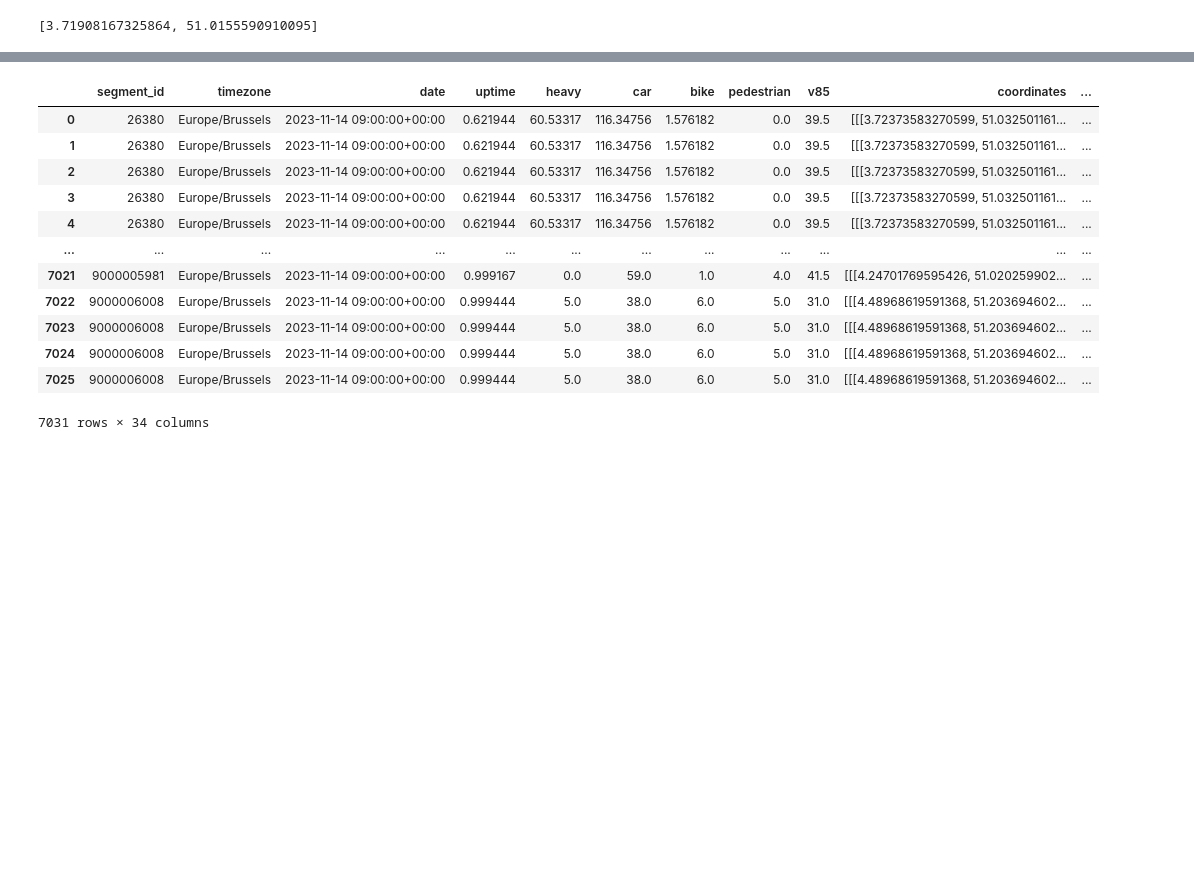
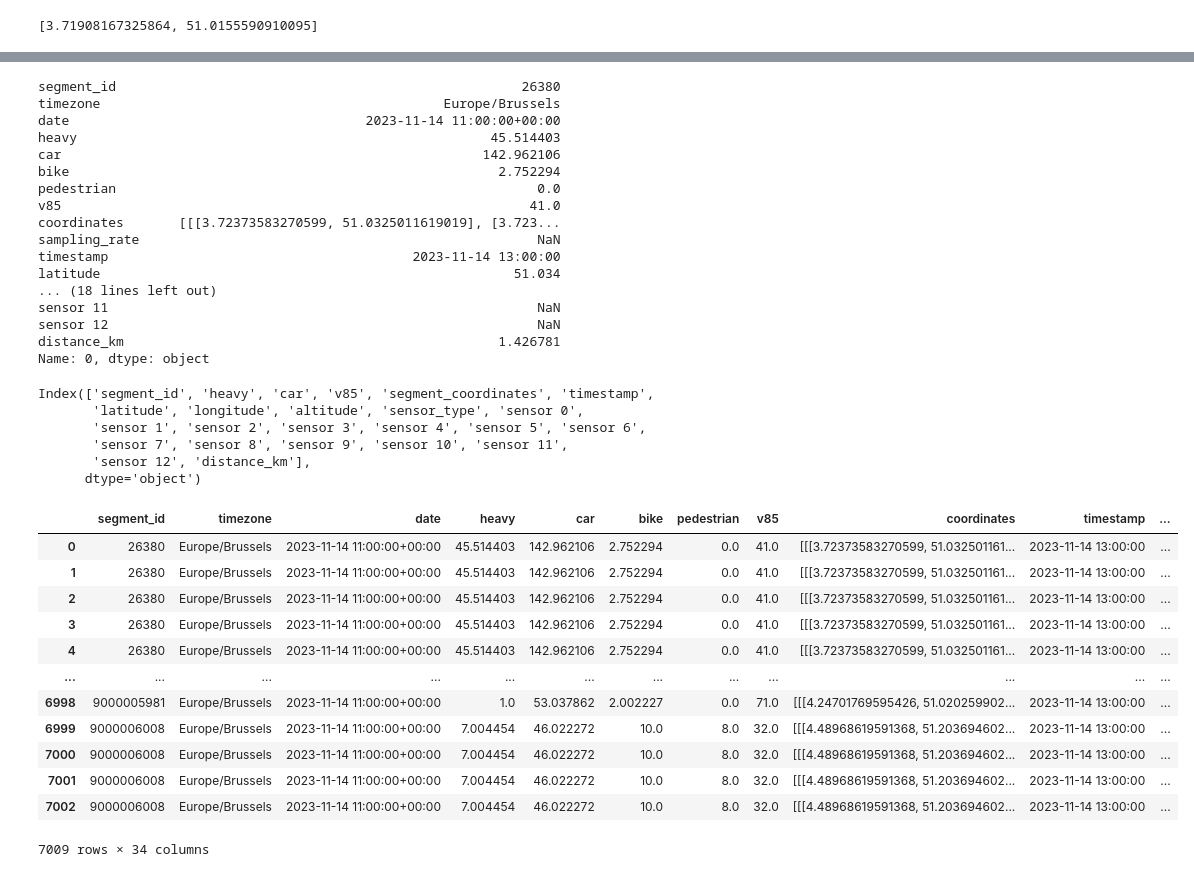
Before and after one commit to Seifeldin-Sabry/airene-etl, a Jupyter notebook: testing.ipynb, the cells around one changed output, grey strips where cells are left out. Cells and saved outputs as stored; diff of their text form; code cells hidden in the pictures; blank space fills up the shorter version.

Commit message:
added the transformer

```diff
--- a/testing.ipynb
+++ b/testing.ipynb
@@ -298,16 +298,39 @@ result["distance_km"].mean()
 # %%
-result
+result.iloc[0]
 # %% [output]
-|  | segment_id | timezone | date | uptime | heavy | car | bike | pedestrian | v85 | coordinates | ... |
-| 0 | 26380 | Europe/Brussels | 2023-11-14 09:00:00+00:00 | 0.621944 | 60.53317 | 116.34756 | 1.576182 | 0.0 | 39.5 | [[[3.72373583270599, 51.032501161... | ... |
-| 1 | 26380 | Europe/Brussels | 2023-11-14 09:00:00+00:00 | 0.621944 | 60.53317 | 116.34756 | 1.576182 | 0.0 | 39.5 | [[[3.72373583270599, 51.032501161... | ... |
-| 2 | 26380 | Europe/Brussels | 2023-11-14 09:00:00+00:00 | 0.621944 | 60.53317 | 116.34756 | 1.576182 | 0.0 | 39.5 | [[[3.72373583270599, 51.032501161... | ... |
-| 3 | 26380 | Europe/Brussels | 2023-11-14 09:00:00+00:00 | 0.621944 | 60.53317 | 116.34756 | 1.576182 | 0.0 | 39.5 | [[[3.72373583270599, 51.032501161... | ... |
-| 4 | 26380 | Europe/Brussels | 2023-11-14 09:00:00+00:00 | 0.621944 | 60.53317 | 116.34756 | 1.576182 | 0.0 | 39.5 | [[[3.72373583270599, 51.032501161... | ... |
-| ... | ... | ... | ... | ... | ... | ... | ... | ... | ... | ... | ... |
-| 7021 | 9000005981 | Europe/Brussels | 2023-11-14 09:00:00+00:00 | 0.999167 | 0.0 | 59.0 | 1.0 | 4.0 | 41.5 | [[[4.24701769595426, 51.020259902... | ... |
-| 7022 | 9000006008 | Europe/Brussels | 2023-11-14 09:00:00+00:00 | 0.999444 | 5.0 | 38.0 | 6.0 | 5.0 | 31.0 | [[[4.48968619591368, 51.203694602... | ... |
-| 7023 | 9000006008 | Europe/Brussels | 2023-11-14 09:00:00+00:00 | 0.999444 | 5.0 | 38.0 | 6.0 | 5.0 | 31.0 | [[[4.48968619591368, 51.203694602... | ... |
-| 7024 | 9000006008 | Europe/Brussels | 2023-11-14 09:00:00+00:00 | 0.999444 | 5.0 | 38.0 | 6.0 | 5.0 | 31.0 | [[[4.48968619591368, 51.203694602... | ... |
-| 7025 | 9000006008 | Europe/Brussels | 2023-11-14 09:00:00+00:00 | 0.999444 | 5.0 | 38.0 | 6.0 | 5.0 | 31.0 | [[[4.48968619591368, 51.203694602... | ... |
-7031 rows × 34 columns
+segment_id                                                    26380
+timezone                                            Europe/Brussels
+date                                      2023-11-14 11:00:00+00:00
+heavy                                                     45.514403
+car                                                      142.962106
+bike                                                       2.752294
+pedestrian                                                      0.0
+v85                                                            41.0
+coordinates       [[[3.72373583270599, 51.0325011619019], [3.723...
+sampling_rate                                                   NaN
+timestamp                                       2023-11-14 13:00:00
+latitude                                                     51.034
+... (18 lines left out)
+sensor 11                                                       NaN
+sensor 12                                                       NaN
+distance_km                                                1.426781
+Name: 0, dtype: object
+# %%
+# Drop the least useful columns
+# exact_location, indoor, pin = 0-1 values, not necessary
+# country = only belgium
+# sampling_rate = whatever
+# date = already have timestamp
+results = result.drop(
+    ["exact_location","indoor","pin","country","sampling_rate","date","bike","pedestrian", "timezone"],
+    axis=1,
+)
+results = results.rename(columns={"coordinates": "segment_coordinates"})
+results.columns
+# %% [output]
+Index(['segment_id', 'heavy', 'car', 'v85', 'segment_coordinates', 'timestamp',
+       'latitude', 'longitude', 'altitude', 'sensor_type', 'sensor 0',
+       'sensor 1', 'sensor 2', 'sensor 3', 'sensor 4', 'sensor 5', 'sensor 6',
+       'sensor 7', 'sensor 8', 'sensor 9', 'sensor 10', 'sensor 11',
+       'sensor 12', 'distance_km'],
+      dtype='object')
@@ -313,0 +460,18 @@ result
+# %%
+transformer = Transformer()
+result = transformer.transform(telraam_data, community_sensor_data)
+result
+# %% [output]
+|  | segment_id | timezone | date | heavy | car | bike | pedestrian | v85 | coordinates | timestamp | ... |
+| 0 | 26380 | Europe/Brussels | 2023-11-14 11:00:00+00:00 | 45.514403 | 142.962106 | 2.752294 | 0.0 | 41.0 | [[[3.72373583270599, 51.032501161... | 2023-11-14 13:00:00 | ... |
+| 1 | 26380 | Europe/Brussels | 2023-11-14 11:00:00+00:00 | 45.514403 | 142.962106 | 2.752294 | 0.0 | 41.0 | [[[3.72373583270599, 51.032501161... | 2023-11-14 13:00:00 | ... |
+| 2 | 26380 | Europe/Brussels | 2023-11-14 11:00:00+00:00 | 45.514403 | 142.962106 | 2.752294 | 0.0 | 41.0 | [[[3.72373583270599, 51.032501161... | 2023-11-14 13:00:00 | ... |
+| 3 | 26380 | Europe/Brussels | 2023-11-14 11:00:00+00:00 | 45.514403 | 142.962106 | 2.752294 | 0.0 | 41.0 | [[[3.72373583270599, 51.032501161... | 2023-11-14 13:00:00 | ... |
+| 4 | 26380 | Europe/Brussels | 2023-11-14 11:00:00+00:00 | 45.514403 | 142.962106 | 2.752294 | 0.0 | 41.0 | [[[3.72373583270599, 51.032501161... | 2023-11-14 13:00:00 | ... |
+| ... | ... | ... | ... | ... | ... | ... | ... | ... | ... | ... | ... |
+| 6998 | 9000005981 | Europe/Brussels | 2023-11-14 11:00:00+00:00 | 1.0 | 53.037862 | 2.002227 | 0.0 | 71.0 | [[[4.24701769595426, 51.020259902... | 2023-11-14 13:00:00 | ... |
+| 6999 | 9000006008 | Europe/Brussels | 2023-11-14 11:00:00+00:00 | 7.004454 | 46.022272 | 10.0 | 8.0 | 32.0 | [[[4.48968619591368, 51.203694602... | 2023-11-14 13:00:00 | ... |
+| 7000 | 9000006008 | Europe/Brussels | 2023-11-14 11:00:00+00:00 | 7.004454 | 46.022272 | 10.0 | 8.0 | 32.0 | [[[4.48968619591368, 51.203694602... | 2023-11-14 13:00:00 | ... |
+| 7001 | 9000006008 | Europe/Brussels | 2023-11-14 11:00:00+00:00 | 7.004454 | 46.022272 | 10.0 | 8.0 | 32.0 | [[[4.48968619591368, 51.203694602... | 2023-11-14 13:00:00 | ... |
+| 7002 | 9000006008 | Europe/Brussels | 2023-11-14 11:00:00+00:00 | 7.004454 | 46.022272 | 10.0 | 8.0 | 32.0 | [[[4.48968619591368, 51.203694602... | 2023-11-14 13:00:00 | ... |
+7009 rows × 34 columns
```
Also changed, not shown: parts of 12 cells of this notebook, 2 other files.
